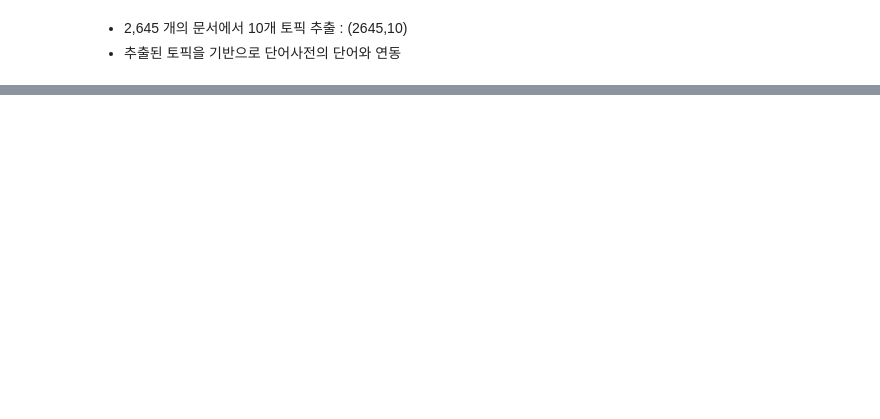
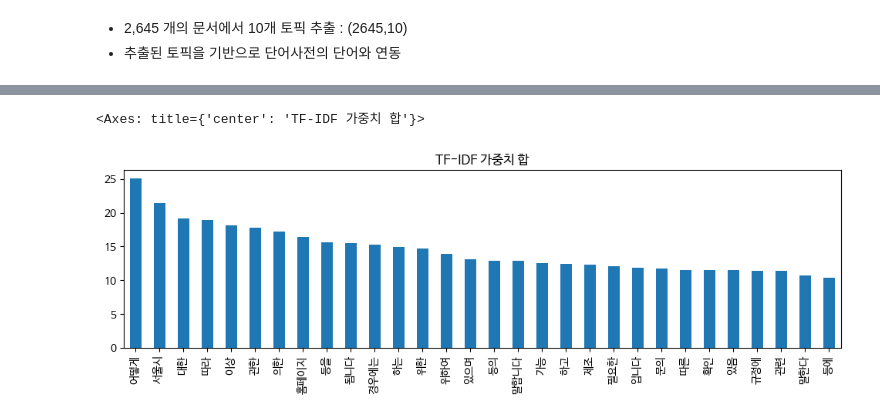
Before and after one commit to 2naayoon/prep, a Jupyter notebook: 텍스트마이닝/04. 토픽모델링-120 다산 콜.ipynb, the cells around one changed output, grey strips where cells are left out. Cells and saved outputs as stored; diff of their text form; code cells hidden in the pictures; blank space fills up the shorter version.

```diff
--- a/텍스트마이닝/04. 토픽모델링-120 다산 콜.ipynb
+++ b/텍스트마이닝/04. 토픽모델링-120 다산 콜.ipynb
@@ -92,0 +104,2 @@ dtype: int64
+# %%
+df['문서'] = df['제목'] + " " + df['내용']
@@ -235,0 +286,3 @@ array([[0.1       , 0.1       , 0.1       , ..., 0.1       , 0.1       ,
+# %%
+tfidfvect = TfidfVectorizer(stop_words=["돋움","경우","또는","있습니다","있는","합니다"])
+tfidfvect
@@ -235,0 +291,3 @@ array([[0.1       , 0.1       , 0.1       , ..., 0.1       , 0.1       ,
+# %%
+dtm = tfidfvect.fit_transform(df['내용'])
+dtm
@@ -235,0 +297,3 @@ array([[0.1       , 0.1       , 0.1       , ..., 0.1       , 0.1       ,
+# %%
+df_dtm = pd.DataFrame(dtm.toarray(), columns=tfidfvect.get_feature_names_out())
+df_dtm.head()
@@ -235,0 +308,5 @@ array([[0.1       , 0.1       , 0.1       , ..., 0.1       , 0.1       ,
+# %%
+df_dtm.sum().nlargest(30).plot(kind="bar", figsize=(12,3), title="TF-IDF 가중치 합")
+# %% [output]
+<Axes: title={'center': 'TF-IDF 가중치 합'}>
+[figure, added]
```
Also changed, not shown: parts of 44 cells of this notebook, 3 other files.
